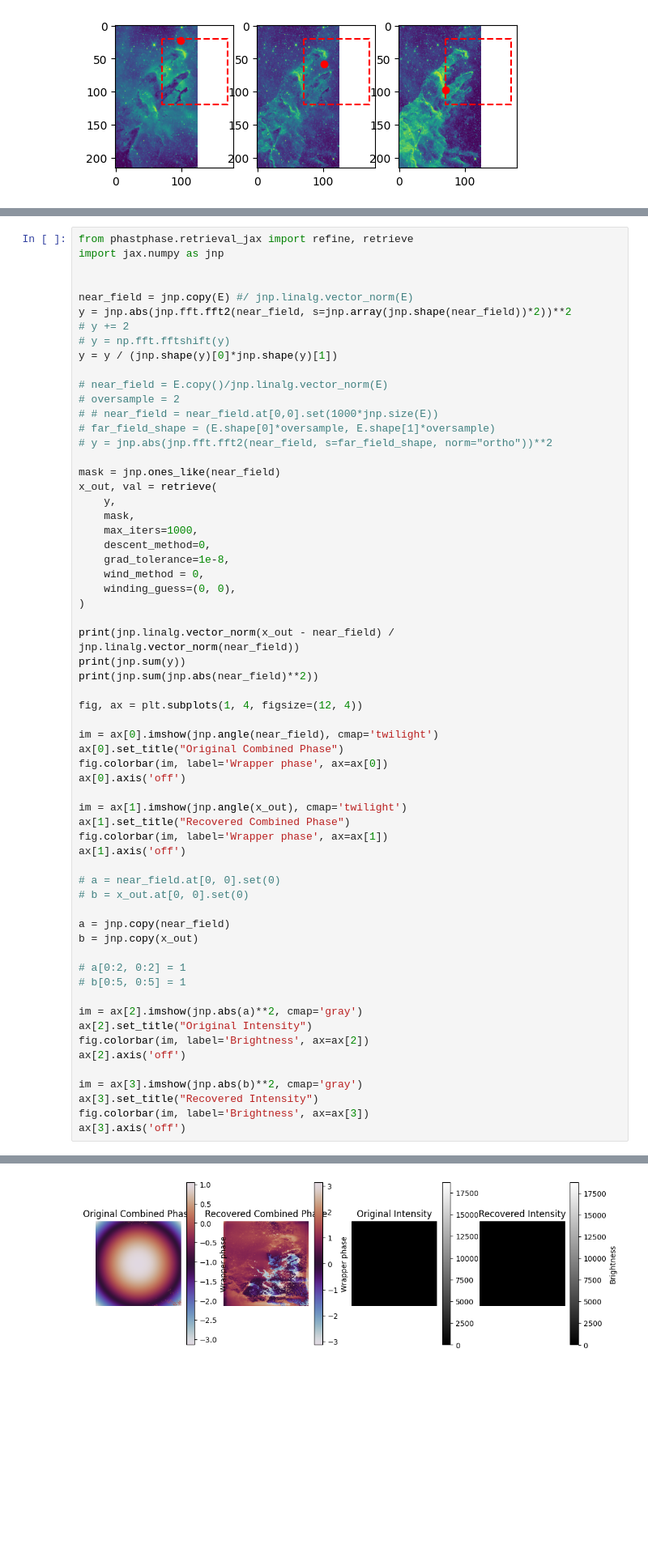
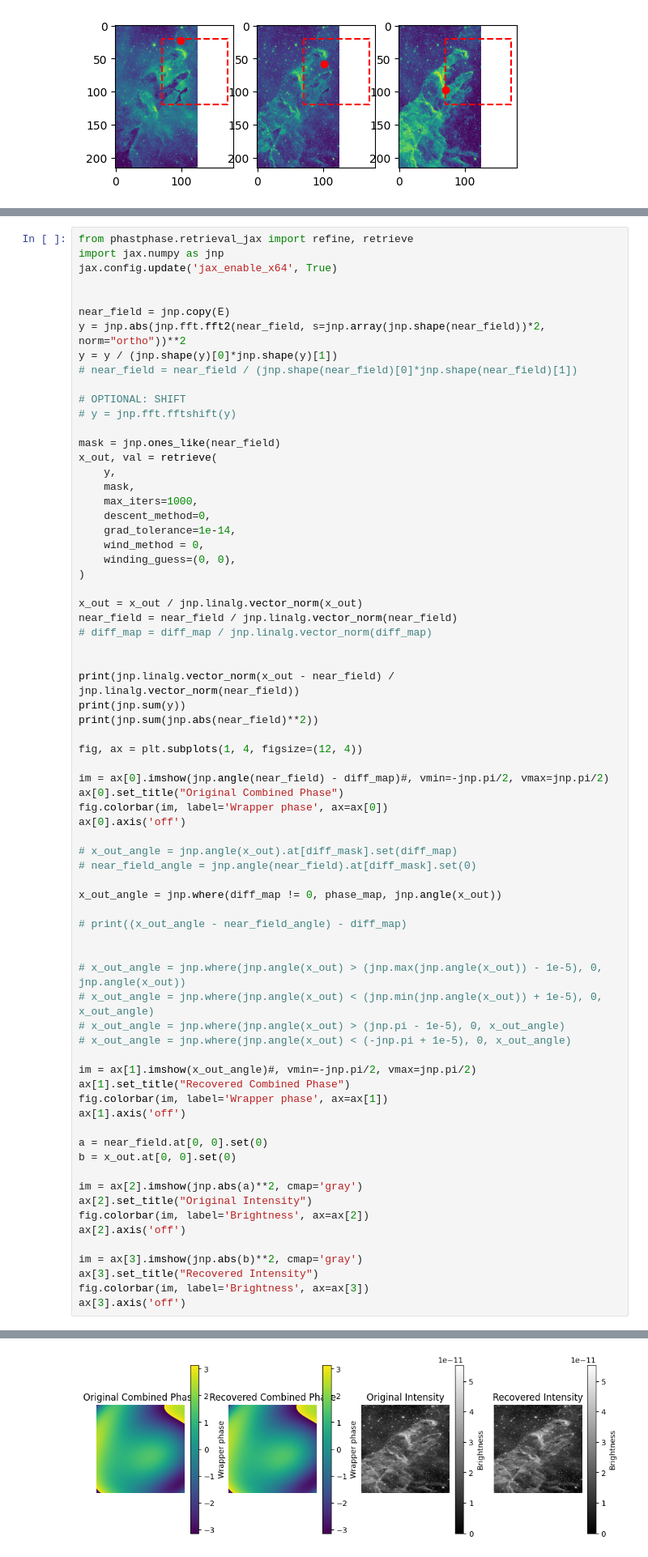
Before and after one commit to cbrabes/phastphase, a Jupyter notebook: generation_notebook.ipynb, the cells around one changed output, grey strips where cells are left out. Shown at 81% size. Cells and saved outputs as stored; diff of their text form; blank space fills up the shorter version.

```diff
--- a/generation_notebook.ipynb
+++ b/generation_notebook.ipynb
@@ -167,19 +182,16 @@ WARNING:2025-11-06 00:21:31,633:jax._src.xla_bridge:864: An NVIDIA GPU may be pr
 # %%
 from phastphase.retrieval_jax import refine, retrieve
 import jax.numpy as jnp
+jax.config.update('jax_enable_x64', True)
 
 
-near_field = jnp.copy(E) #/ jnp.linalg.vector_norm(E)
-y = jnp.abs(jnp.fft.fft2(near_field, s=jnp.array(jnp.shape(near_field))*2))**2
-# y += 2
-# y = np.fft.fftshift(y)
+near_field = jnp.copy(E)
+y = jnp.abs(jnp.fft.fft2(near_field, s=jnp.array(jnp.shape(near_field))*2, norm="ortho"))**2
 y = y / (jnp.shape(y)[0]*jnp.shape(y)[1])
+# near_field = near_field / (jnp.shape(near_field)[0]*jnp.shape(near_field)[1])
 
-# near_field = E.copy()/jnp.linalg.vector_norm(E)
-# oversample = 2
-# # near_field = near_field.at[0,0].set(1000*jnp.size(E))
-# far_field_shape = (E.shape[0]*oversample, E.shape[1]*oversample)
-# y = jnp.abs(jnp.fft.fft2(near_field, s=far_field_shape, norm="ortho"))**2
+# OPTIONAL: SHIFT
+# y = jnp.fft.fftshift(y)
 
 mask = jnp.ones_like(near_field)
 x_out, val = retrieve(
@@ -187,10 +199,15 @@ x_out, val = retrieve(
     mask,
     max_iters=1000,
     descent_method=0,
-    grad_tolerance=1e-8,
+    grad_tolerance=1e-14,
     wind_method = 0,
     winding_guess=(0, 0),
 )
+
+x_out = x_out / jnp.linalg.vector_norm(x_out)
+near_field = near_field / jnp.linalg.vector_norm(near_field)
+# diff_map = diff_map / jnp.linalg.vector_norm(diff_map)
+
 
 print(jnp.linalg.vector_norm(x_out - near_field) / jnp.linalg.vector_norm(near_field))
 print(jnp.sum(y))
@@ -198,24 +215,31 @@ print(jnp.sum(jnp.abs(near_field)**2))
 
 fig, ax = plt.subplots(1, 4, figsize=(12, 4))
 
-im = ax[0].imshow(jnp.angle(near_field), cmap='twilight')
+im = ax[0].imshow(jnp.angle(near_field) - diff_map)#, vmin=-jnp.pi/2, vmax=jnp.pi/2)
 ax[0].set_title("Original Combined Phase")
 fig.colorbar(im, label='Wrapper phase', ax=ax[0])
 ax[0].axis('off')
 
-im = ax[1].imshow(jnp.angle(x_out), cmap='twilight')
+# x_out_angle = jnp.angle(x_out).at[diff_mask].set(diff_map)
+# near_field_angle = jnp.angle(near_field).at[diff_mask].set(0)
+
+x_out_angle = jnp.where(diff_map != 0, phase_map, jnp.angle(x_out))
+
+# print((x_out_angle - near_field_angle) - diff_map)
+
+
+# x_out_angle = jnp.where(jnp.angle(x_out) > (jnp.max(jnp.angle(x_out)) - 1e-5), 0, jnp.angle(x_out))
+# x_out_angle = jnp.where(jnp.angle(x_out) < (jnp.min(jnp.angle(x_out)) + 1e-5), 0, x_out_angle)
+# x_out_angle = jnp.where(jnp.angle(x_out) > (jnp.pi - 1e-5), 0, x_out_angle)
+# x_out_angle = jnp.where(jnp.angle(x_out) < (-jnp.pi + 1e-5), 0, x_out_angle)
+
+im = ax[1].imshow(x_out_angle)#, vmin=-jnp.pi/2, vmax=jnp.pi/2)
 ax[1].set_title("Recovered Combined Phase")
 fig.colorbar(im, label='Wrapper phase', ax=ax[1])
 ax[1].axis('off')
 
-# a = near_field.at[0, 0].set(0)
-# b = x_out.at[0, 0].set(0)
-
-a = jnp.copy(near_field)
-b = jnp.copy(x_out)
-
-# a[0:2, 0:2] = 1
-# b[0:5, 0:5] = 1
+a = near_field.at[0, 0].set(0)
+b = x_out.at[0, 0].set(0)
 
 im = ax[2].imshow(jnp.abs(a)**2, cmap='gray')
 ax[2].set_title("Original Intensity")
@@ -235 +259 @@ Using winding numbers: (0, 0)
-[figure, old version]
+[figure, new version]
```
Also changed, not shown: parts of 3 cells of this notebook, 13 other files.
